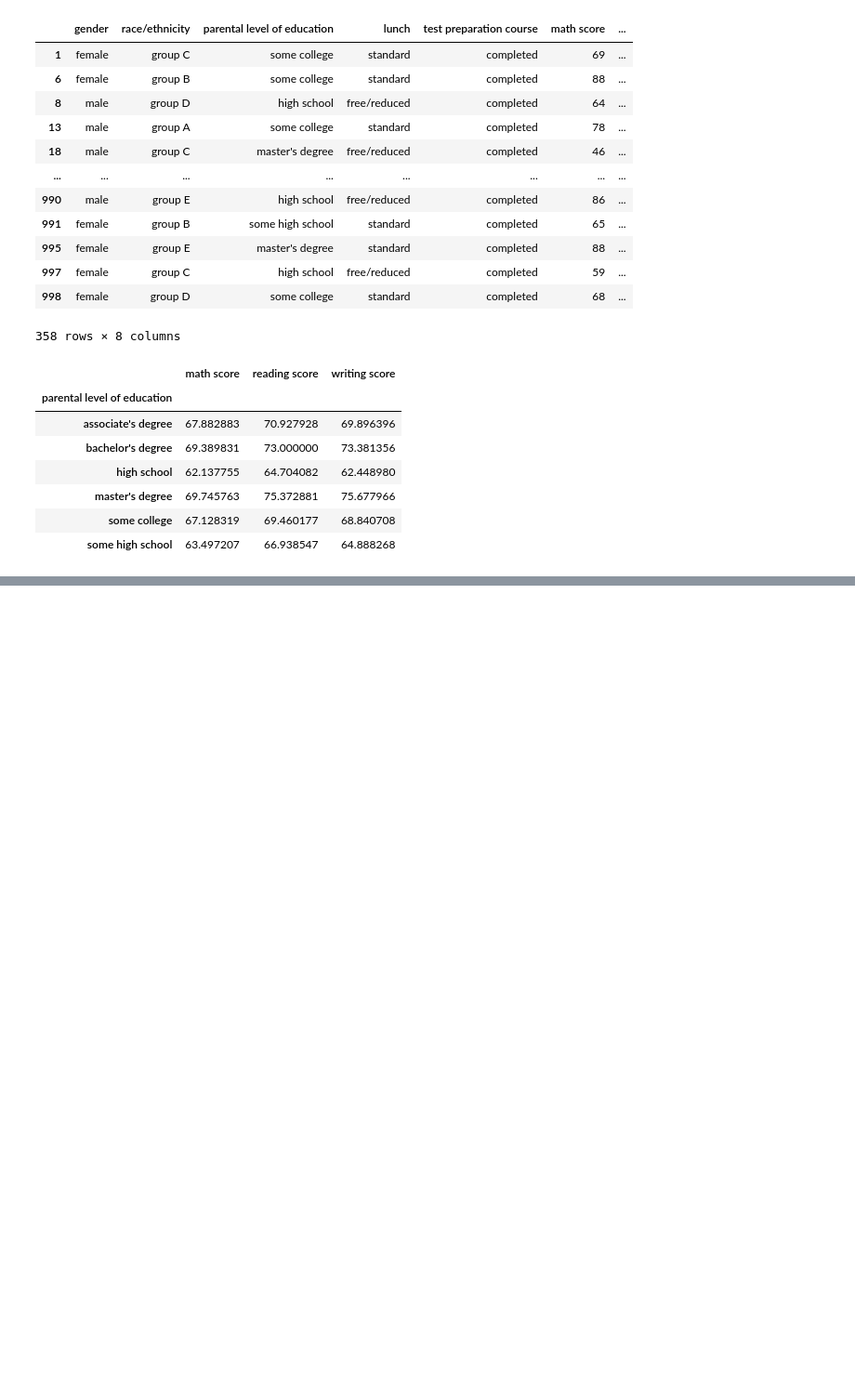
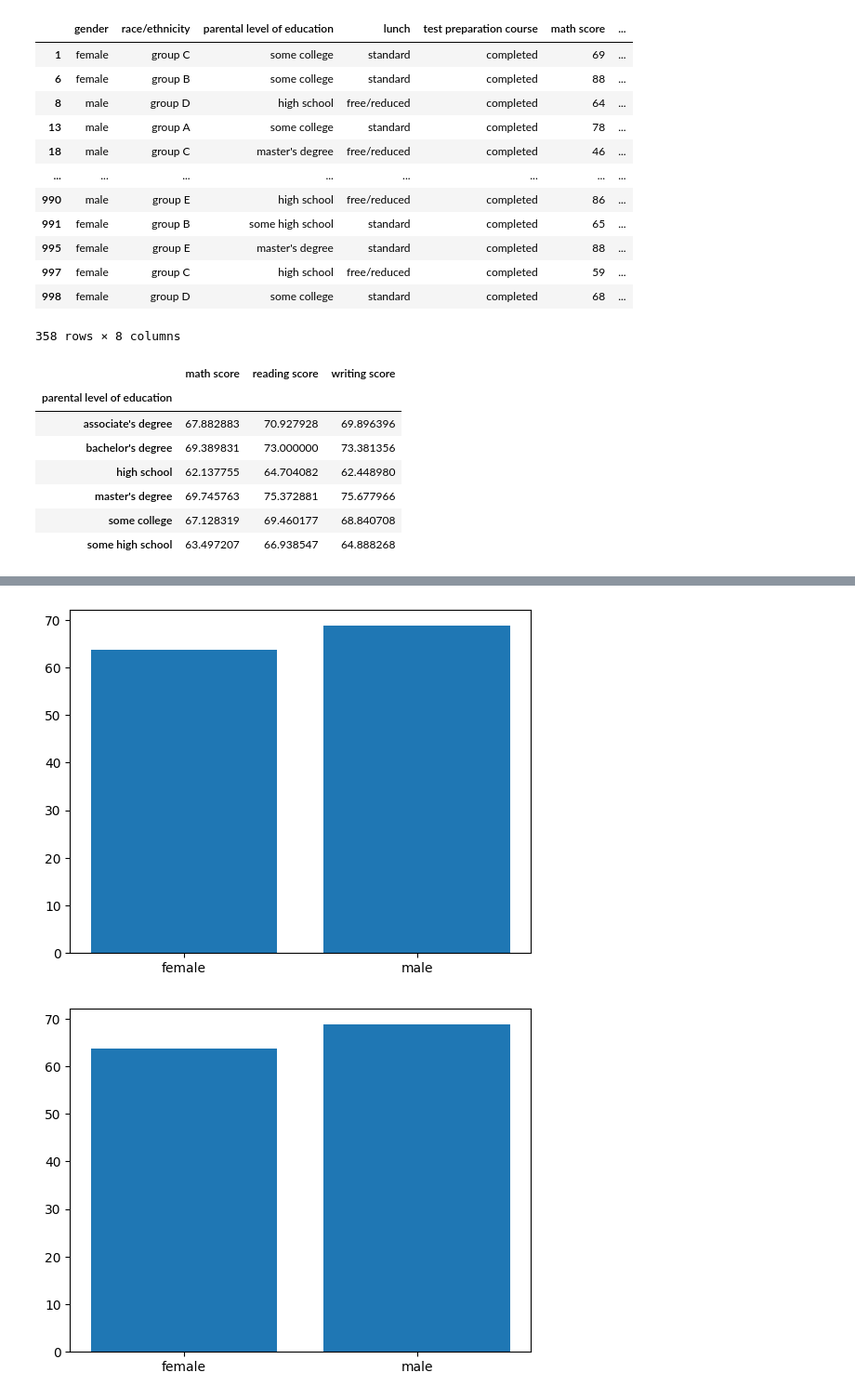
Before and after one commit to AkosGit/BEVADAT2022232, a Jupyter notebook: HAZI/HAZI04/HAZI04.ipynb, the cells around one changed output, grey strips where cells are left out. Shown at 93% size. Cells and saved outputs as stored; diff of their text form; code cells hidden in the pictures; blank space fills up the shorter version.

```diff
--- a/HAZI/HAZI04/HAZI04.ipynb
+++ b/HAZI/HAZI04/HAZI04.ipynb
@@ -177,6 +225,20 @@ Egy példa a kimenetre: fig
 return type: matplotlib.figure.Figure
 függvény neve: math_bar_plot
 '''
+# %%
+def math_bar_plot(df_data:pd.DataFrame):
+    new_df = df.copy()
+    fig, ax = plt.subplots()
+    g=new_df.groupby(["gender"])
+    ax.bar(g.groups.keys(),g.mean()['math score'].values)
+    ax.set_xlabel="Gender"
+    ax.set_ylabel="Math Score"
+    ax.set_title="Average Math Score by Gender"
+    return fig
+math_bar_plot(df)
+# %% [output]
+[figure, added]
+[figure, added]
 # %%
 '''
 Készíts egy függvényt, ami a bemeneti Dataframe adatai alapján elkészít egy olyan histogramot,
```
Also changed, not shown: parts of 5 cells of this notebook, 3 other files.
